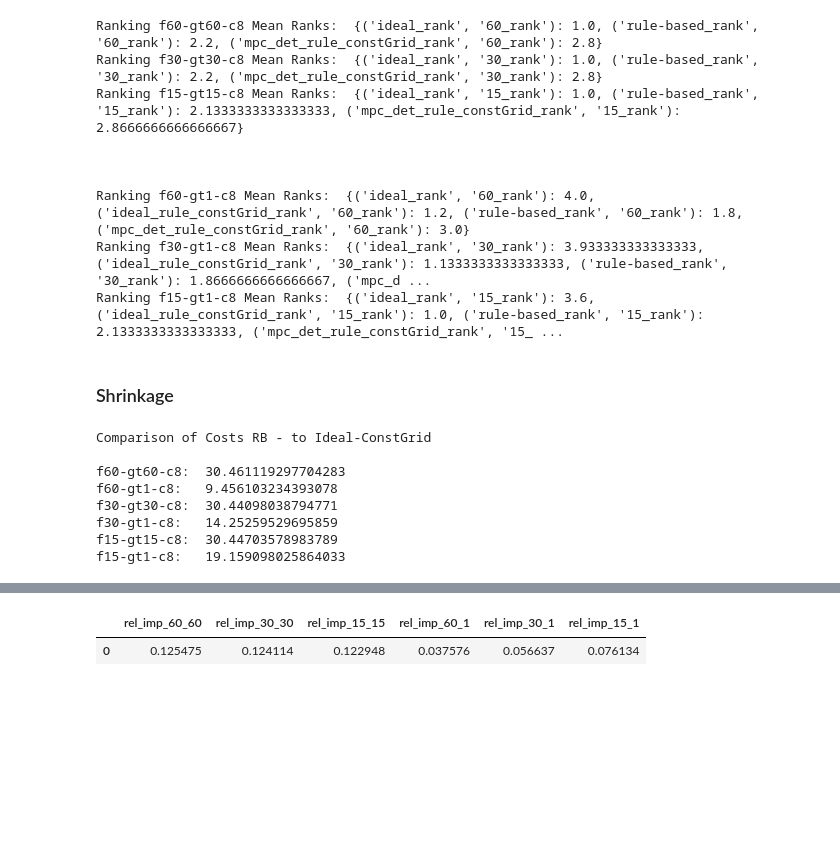
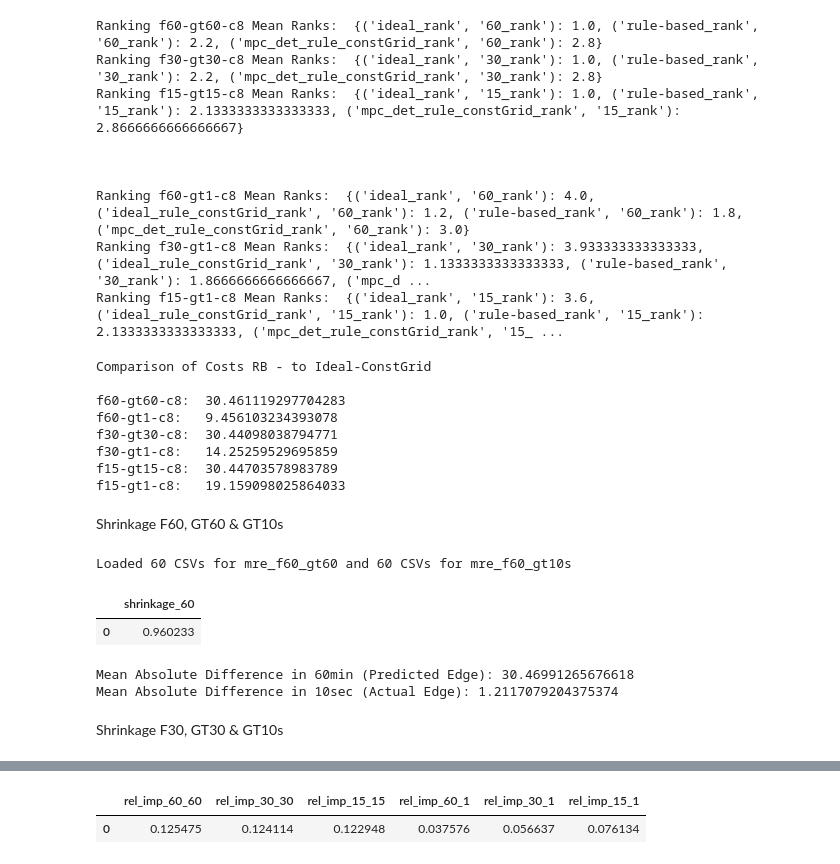
Before and after one commit to faraz-firouzbakht/MPC-vs-RBC, a Jupyter notebook: 03_optimization/evaluation/full_evaluation.ipynb, the cells around one changed output, grey strips where cells are left out. Saved outputs shown, nothing was run; the diff lists cells and outputs as text; code cells hidden in the pictures; blank space fills up the shorter version.

Commit message:
Debugging Shrinkage Results and Final Results

```diff
--- a/03_optimization/evaluation/full_evaluation.ipynb
+++ b/03_optimization/evaluation/full_evaluation.ipynb
@@ -276,8 +165,6 @@ Ranking f15-gt15-c8 Mean Ranks:  {('ideal_rank', '15_rank'): 1.0, ('rule-based_r
 Ranking f60-gt1-c8 Mean Ranks:  {('ideal_rank', '60_rank'): 4.0, ('ideal_rule_constGrid_rank', '60_rank'): 1.2, ('rule-based_rank', '60_rank'): 1.8, ('mpc_det_rule_constGrid_rank', '60_rank'): 3.0}
 Ranking f30-gt1-c8 Mean Ranks:  {('ideal_rank', '30_rank'): 3.933333333333333, ('ideal_rule_constGrid_rank', '30_rank'): 1.1333333333333333, ('rule-based_rank', '30_rank'): 1.8666666666666667, ('mpc_d ...
 Ranking f15-gt1-c8 Mean Ranks:  {('ideal_rank', '15_rank'): 3.6, ('ideal_rule_constGrid_rank', '15_rank'): 1.0, ('rule-based_rank', '15_rank'): 2.1333333333333333, ('mpc_det_rule_constGrid_rank', '15_ ...
-# %% [markdown]
-### Shrinkage
 # %%
 def get_diff(mre, freq: int, models= ["rule-based", "ideal"], value: str = "net_cost_final") -> pd.DataFrame:
     df = mre.pivot(models=models, value=value)
@@ -311,3 +198,70 @@ f30-gt30-c8:  30.44098038794771
 f30-gt1-c8:   14.25259529695859
 f15-gt15-c8:  30.44703578983789
 f15-gt1-c8:   19.159098025864033
+# %% [markdown]
+Shrinkage F60, GT60 & GT10s
+# %%
+# Build the new MultiRunEvaluator objects for the requested sets
+from pathlib import Path
+import re
+
+# Timestamps for the requested execution sets
+f60_gt60_timestamps = ["2026-07-13_16-45", "2026-07-10_21-08", "2026-07-10_21-15"]
+f60_gt10s_timestamps = ["2026-07-03_10-08", "2026-07-05_15-33", "2026-07-03_11-31"]
+
+# Collect CSV paths by timestamp and filter out SFH10
+# Sort by SFH number to get a consistent building order
+def sfh_sort_key(path: Path):
+    match = re.search(r"SFH(\d+)", path.name)
+    return int(match.group(1)) if match else 9999
+
+def gather_paths(timestamps):
+    paths = []
+    for ts in timestamps:
+        paths.extend(Path("../runs").rglob(f"logs_{ts}*.csv"))
+    paths = [p for p in paths if "SFH10" not in p.name]
+    return sorted(paths, key=sfh_sort_key)
+
+paths_f60_gt60 = gather_paths(f60_gt60_timestamps)
+paths_f60_gt10s = gather_paths(f60_gt10s_timestamps)
+
+mre_f60_gt60 = MultiRunEvaluator(run_paths=paths_f60_gt60)
+mre_f60_gt10s = MultiRunEvaluator(run_paths=paths_f60_gt10s)
+
+print(f"Loaded {len(paths_f60_gt60)} CSVs for mre_f60_gt60 and {len(paths_f60_gt10s)} CSVs for mre_f60_gt10s")
+# %% [output]
+Loaded 60 CSVs for mre_f60_gt60 and 60 CSVs for mre_f60_gt10s
+# %%
+import re
+import pandas as pd
+
+
+def get_diff(mre, freq: int, models= ["rule-based", "ideal"], value: str = "net_cost_final") -> pd.DataFrame:
+    df = mre.pivot(models=models, value=value)
+    df['diff'] = df[(models[0], freq)] - df[(models[1], freq)]
+
+
+    df = df.sort_index(key=lambda x: x.map(lambda y: int(re.search(r"SFH(\d+)", y).group(1))))
+
+    return df
+
+
+diff_f60_gt60 = get_diff(mre_f60_gt60, freq=60, models=['rule-based', 'ideal'])
+diff_f60_gt10s = get_diff(mre_f60_gt10s, freq=60, models=['rule-based', 'ideal_rule_constGrid'])
+
+
+shrinkage_60 = 1 - (diff_f60_gt10s['diff'].mean() / diff_f60_gt60['diff'].mean())
+
+
+shrinkage_df_mean = pd.DataFrame({'shrinkage_60': [shrinkage_60]})
+display(shrinkage_df_mean)
+
+print("Mean Absolute Difference in 60min (Predicted Edge):", diff_f60_gt60['diff'].mean())
+print("Mean Absolute Difference in 10sec (Actual Edge):", diff_f60_gt10s['diff'].mean())
+# %% [output]
+|  | shrinkage_60 |
+| 0 | 0.960233 |
+Mean Absolute Difference in 60min (Predicted Edge): 30.46991265676618
+Mean Absolute Difference in 10sec (Actual Edge): 1.2117079204375374
+# %% [markdown]
+Shrinkage F30, GT30 & GT10s
```
Also changed, not shown: parts of 19 cells of this notebook.
